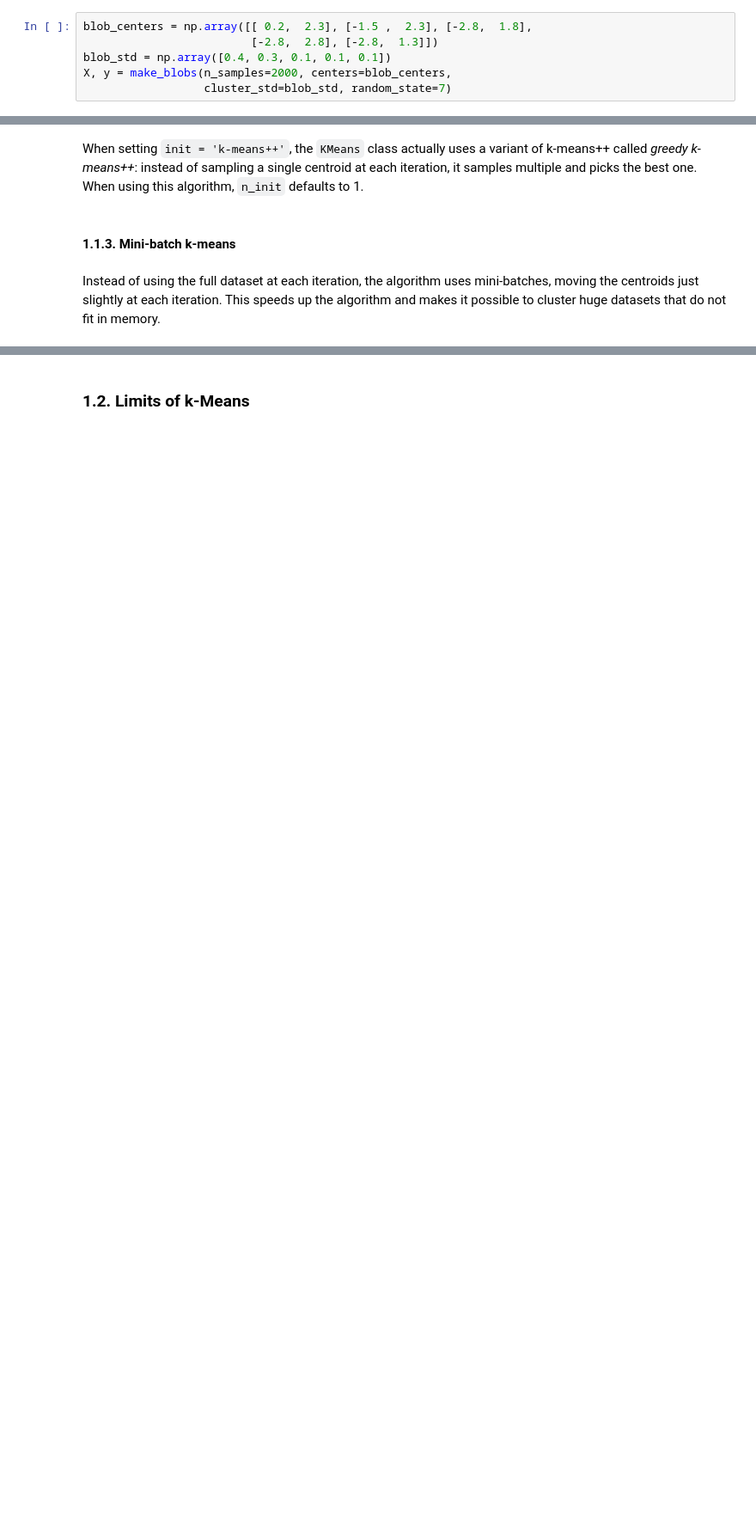
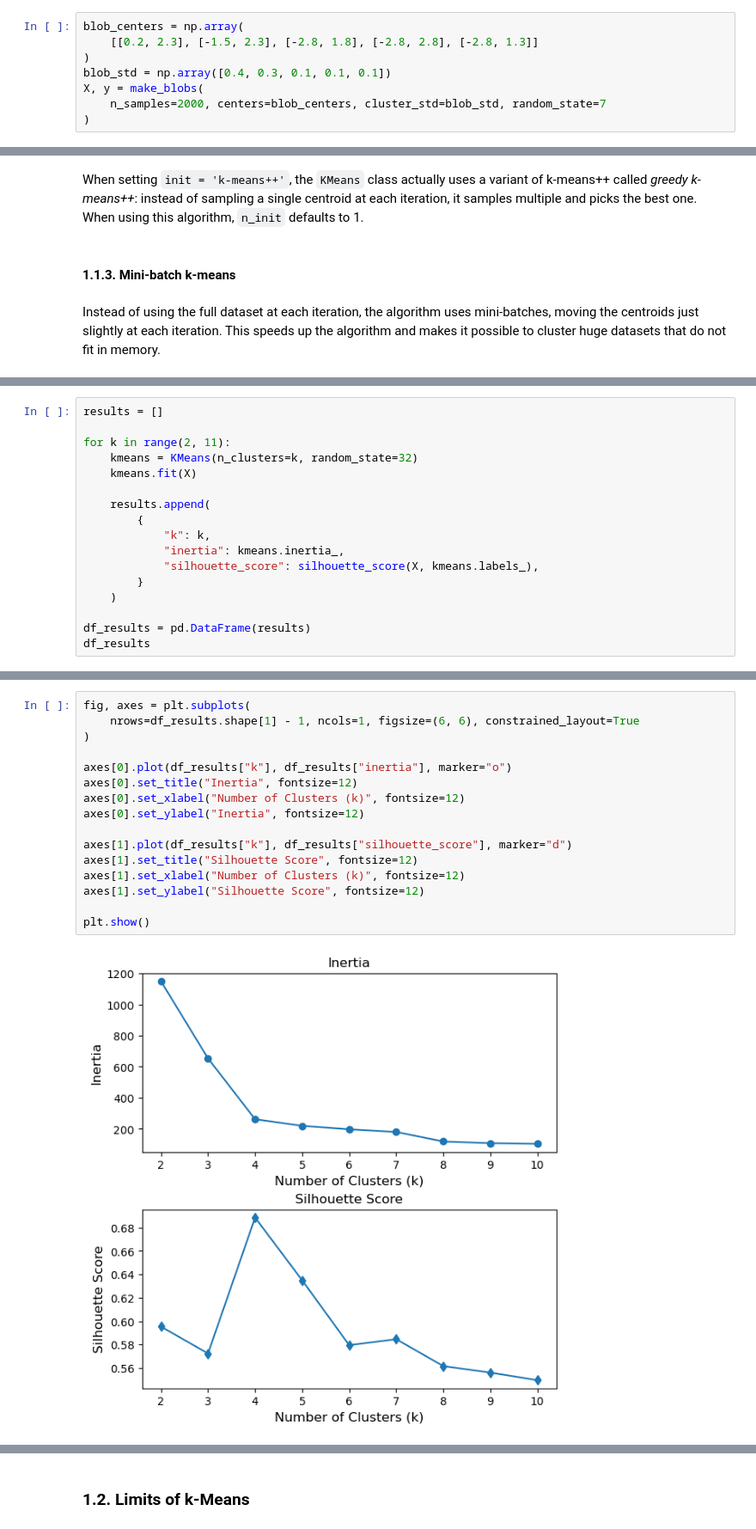
Before and after one commit to JinDai666/Hands-On-ML-Notes, a Jupyter notebook: ch08-unsupervised-learning-techniques/ch08-unsupervised-learning-techniques.ipynb, the cells around one changed output, grey strips where cells are left out. Shown at 86% size. Drawn from its saved outputs; the diff is of its cells as text; blank space fills up the shorter version.

```diff
--- a/ch08-unsupervised-learning-techniques/ch08-unsupervised-learning-techniques.ipynb
+++ b/ch08-unsupervised-learning-techniques/ch08-unsupervised-learning-techniques.ipynb
@@ -35,11 +38,13 @@ The computational complexity of the algorithm is generally linear with regard to
 
 However, this is only true with the data has a clustering structure. If it does not, then in the worst-case scenario, the complexity can increase exponentially with the number of instances. In practice, this rarely happens, and k-means is generally one of the fatest clustering algorithms.
 # %%
-blob_centers = np.array([[ 0.2,  2.3], [-1.5 ,  2.3], [-2.8,  1.8],
-                         [-2.8,  2.8], [-2.8,  1.3]])
+blob_centers = np.array(
+    [[0.2, 2.3], [-1.5, 2.3], [-2.8, 1.8], [-2.8, 2.8], [-2.8, 1.3]]
+)
 blob_std = np.array([0.4, 0.3, 0.1, 0.1, 0.1])
-X, y = make_blobs(n_samples=2000, centers=blob_centers,
-                  cluster_std=blob_std, random_state=7)
+X, y = make_blobs(
+    n_samples=2000, centers=blob_centers, cluster_std=blob_std, random_state=7
+)
 # %%
 def plot_clusters(X, y):
     plt.scatter(X[:, 0], X[:, 1], c=y, s=1)
@@ -145,0 +162,17 @@ The inertia is not a good performance metric when trying to choose k (the number
+# %%
+results = []
+
+for k in range(2, 11):
+    kmeans = KMeans(n_clusters=k, random_state=32)
+    kmeans.fit(X)
+
+    results.append(
+        {
+            "k": k,
+            "inertia": kmeans.inertia_,
+            "silhouette_score": silhouette_score(X, kmeans.labels_),
+        }
+    )
+
+df_results = pd.DataFrame(results)
+df_results
@@ -145,0 +194,18 @@ The inertia is not a good performance metric when trying to choose k (the number
+# %%
+fig, axes = plt.subplots(
+    nrows=df_results.shape[1] - 1, ncols=1, figsize=(6, 6), constrained_layout=True
+)
+
+axes[0].plot(df_results["k"], df_results["inertia"], marker="o")
+axes[0].set_title("Inertia", fontsize=12)
+axes[0].set_xlabel("Number of Clusters (k)", fontsize=12)
+axes[0].set_ylabel("Inertia", fontsize=12)
+
+axes[1].plot(df_results["k"], df_results["silhouette_score"], marker="d")
+axes[1].set_title("Silhouette Score", fontsize=12)
+axes[1].set_xlabel("Number of Clusters (k)", fontsize=12)
+axes[1].set_ylabel("Silhouette Score", fontsize=12)
+
+plt.show()
+# %% [output]
+[figure, added]
```
Also changed, not shown: parts of 13 cells of this notebook.
